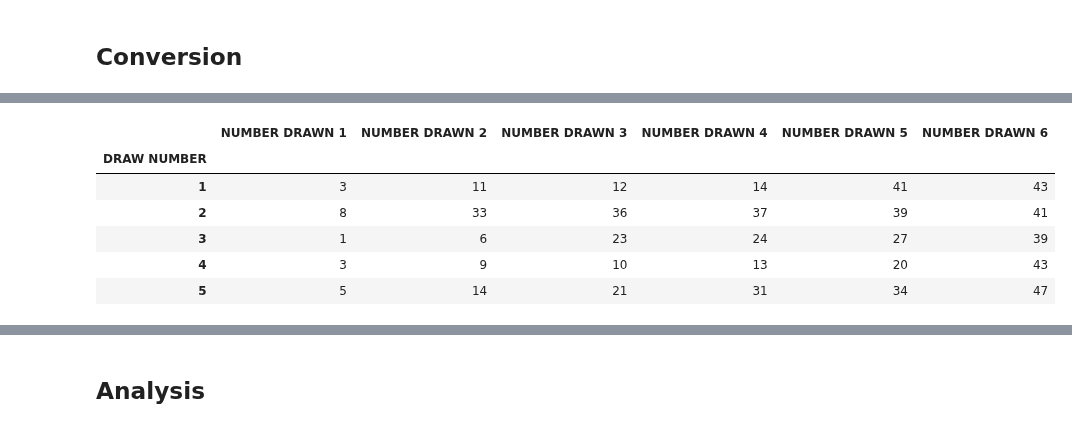
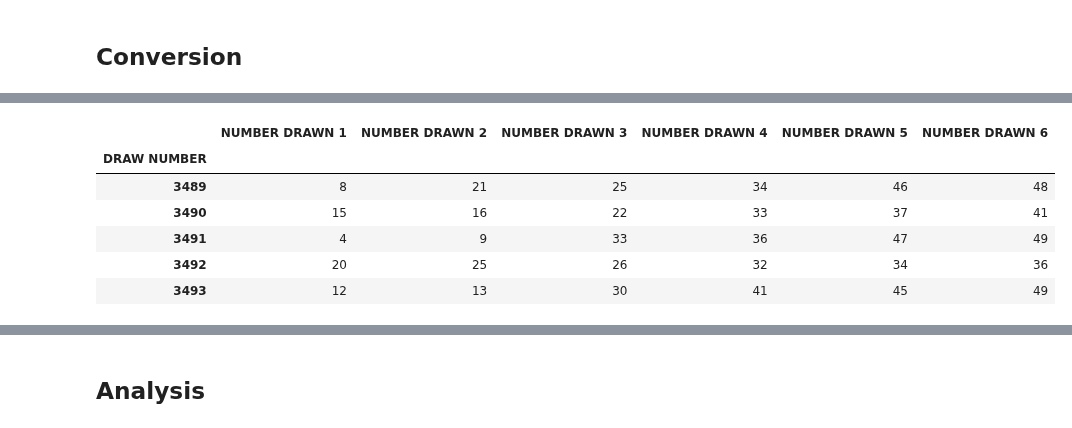
Before and after one commit to JesseScott/Lotto649, a Jupyter notebook: lotto.ipynb, the cells around one changed output, grey strips where cells are left out. Cells and saved outputs as stored; diff of their text form; code cells hidden in the pictures.

```diff
--- a/lotto.ipynb
+++ b/lotto.ipynb
@@ -79,14 +79,14 @@ base_reader.tail()
 # %%
 draws = base_reader[["NUMBER DRAWN 1","NUMBER DRAWN 2","NUMBER DRAWN 3","NUMBER DRAWN 4","NUMBER DRAWN 5","NUMBER DRAWN 6"]]
-draws.head()
+draws.tail()
 # %% [output]
 |  | NUMBER DRAWN 1 | NUMBER DRAWN 2 | NUMBER DRAWN 3 | NUMBER DRAWN 4 | NUMBER DRAWN 5 | NUMBER DRAWN 6 |
 | DRAW NUMBER |  |  |  |  |  |  |
-| 1 | 3 | 11 | 12 | 14 | 41 | 43 |
-| 2 | 8 | 33 | 36 | 37 | 39 | 41 |
-| 3 | 1 | 6 | 23 | 24 | 27 | 39 |
-| 4 | 3 | 9 | 10 | 13 | 20 | 43 |
-| 5 | 5 | 14 | 21 | 31 | 34 | 47 |
+| 3489 | 8 | 21 | 25 | 34 | 46 | 48 |
+| 3490 | 15 | 16 | 22 | 33 | 37 | 41 |
+| 3491 | 4 | 9 | 33 | 36 | 47 | 49 |
+| 3492 | 20 | 25 | 26 | 32 | 34 | 36 |
+| 3493 | 12 | 13 | 30 | 41 | 45 | 49 |
 # %%
 %matplotlib inline
 import matplotlib.pyplot as plt
```
Also changed, not shown: parts of 14 cells of this notebook.
